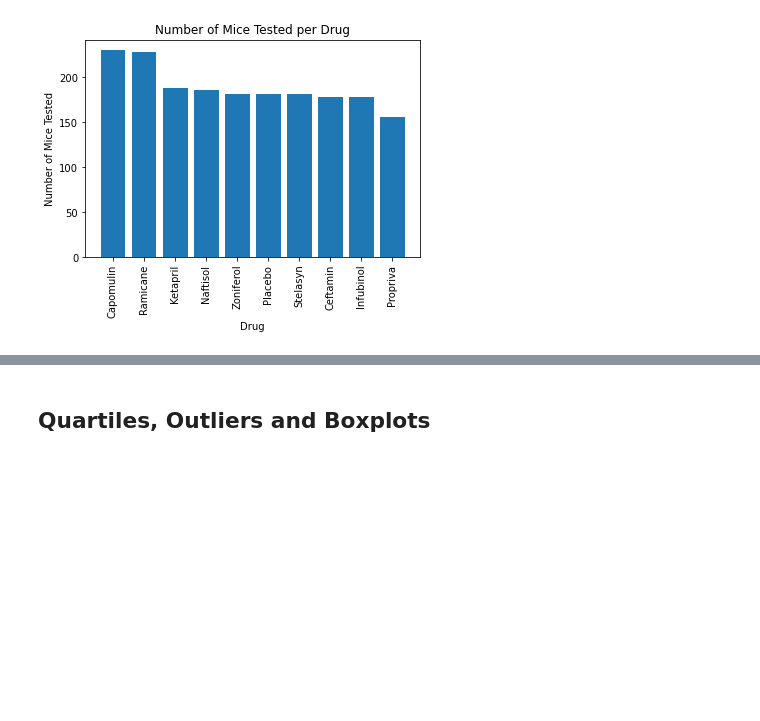
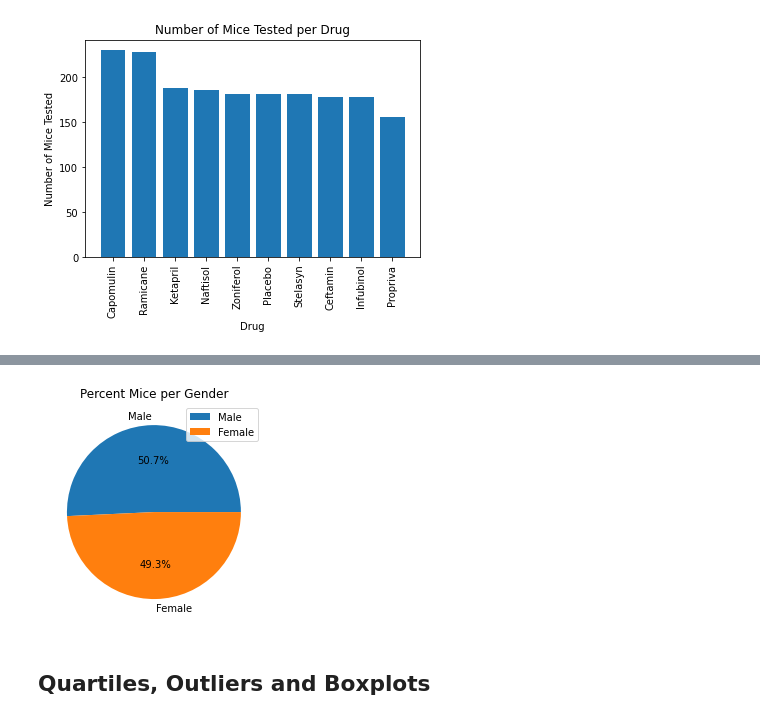
Before and after one commit to sreeven/Bootcamp, a Jupyter notebook: matplotlib-challenge/pymaceuticals.ipynb, the cells around one changed output, grey strips where cells are left out. Cells and saved outputs as stored; diff of their text form; code cells hidden in the pictures; blank space fills up the shorter version.

```diff
--- a/matplotlib-challenge/pymaceuticals.ipynb
+++ b/matplotlib-challenge/pymaceuticals.ipynb
@@ -146,5 +145,12 @@ gender_counts.plot(kind = 'pie', legend=True, autopct='%1.1f%%')
 # %%
 # Generate a pie plot showing the distribution of female versus male mice using pyplot
+gender_indicies = gender_counts.keys()
+plt.pie(gender_counts, labels = gender_indicies, autopct='%1.1f%%')
+plt.legend()
+plt.title("Percent Mice per Gender")
+plt.show()
+# %% [output]
+[figure, added]
 # %% [markdown]
 ## Quartiles, Outliers and Boxplots
 # %%
```
Also changed, not shown: parts of 2 cells of this notebook.
